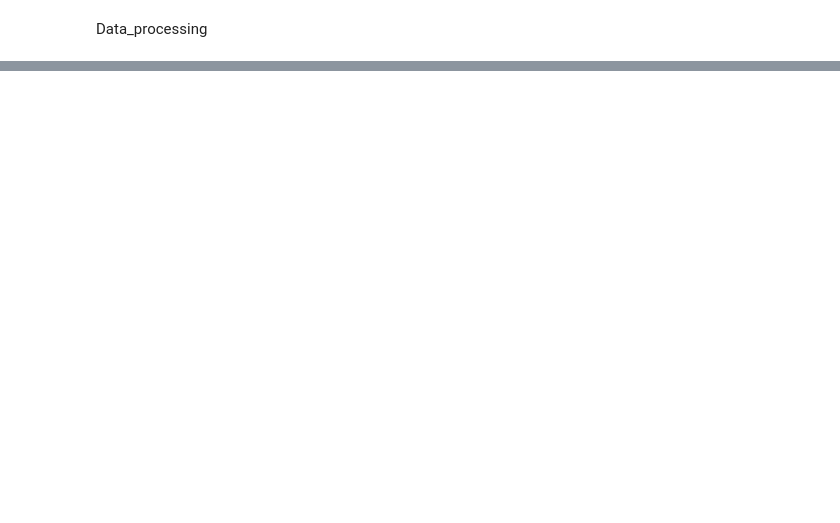
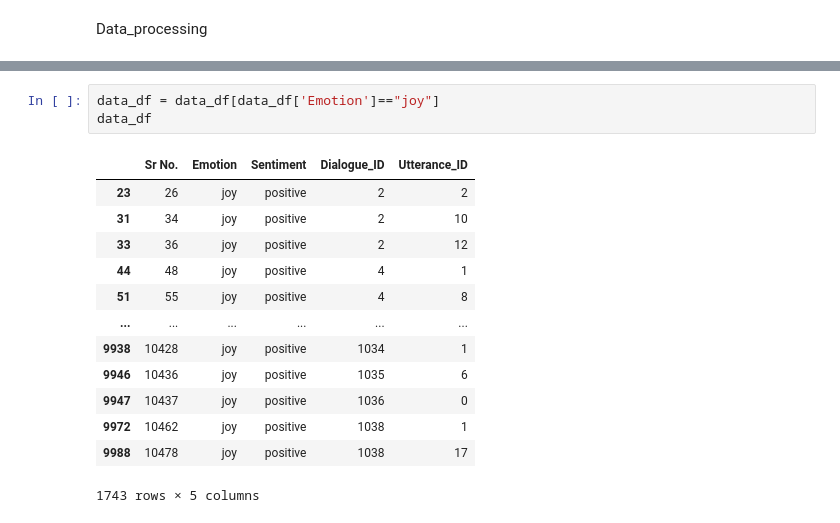
Before and after one commit to YechanJung/pknu25_05, a Jupyter notebook: Audio/feature_extracting.ipynb, the cells around one changed output, grey strips where cells are left out. Saved outputs shown, nothing was run; the diff lists cells and outputs as text; blank space fills up the shorter version.

```diff
--- a/Audio/feature_extracting.ipynb
+++ b/Audio/feature_extracting.ipynb
@@ -26,0 +46,17 @@ for row in range(len(train_df)):
+# %%
+data_df = data_df[data_df['Emotion']=="joy"]
+data_df
+# %% [output]
+|  | Sr No. | Emotion | Sentiment | Dialogue_ID | Utterance_ID |
+| 23 | 26 | joy | positive | 2 | 2 |
+| 31 | 34 | joy | positive | 2 | 10 |
+| 33 | 36 | joy | positive | 2 | 12 |
+| 44 | 48 | joy | positive | 4 | 1 |
+| 51 | 55 | joy | positive | 4 | 8 |
+| ... | ... | ... | ... | ... | ... |
+| 9938 | 10428 | joy | positive | 1034 | 1 |
+| 9946 | 10436 | joy | positive | 1035 | 6 |
+| 9947 | 10437 | joy | positive | 1036 | 0 |
+| 9972 | 10462 | joy | positive | 1038 | 1 |
+| 9988 | 10478 | joy | positive | 1038 | 17 |
+1743 rows × 5 columns
```
Also changed, not shown: parts of 8 cells of this notebook, 2 other files.
